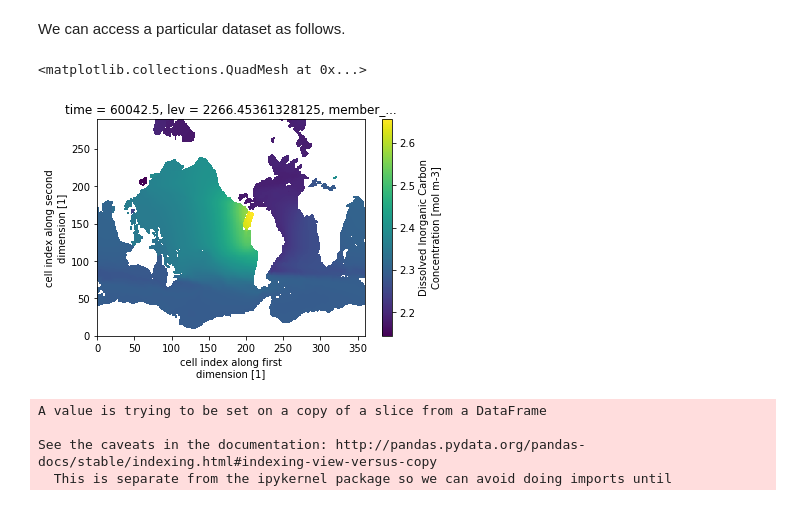
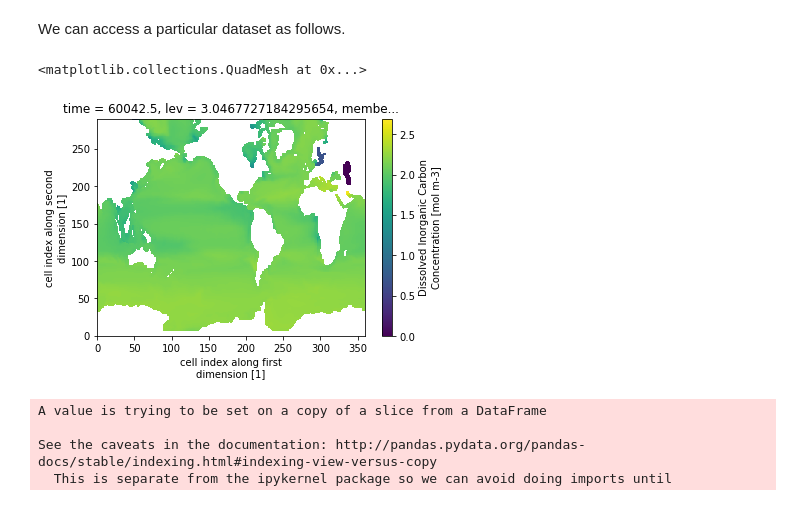
Before and after one commit to mara-freilich/cmip6hack-ocean-bgc, a Jupyter notebook: notebooks/mfreilich_C_O2_heat_storage.ipynb, the cells around one changed output. Saved outputs shown, nothing was run; the diff lists cells and outputs as text; code cells hidden in the pictures.

Commit message:
updated figure

```diff
--- a/notebooks/mfreilich_C_O2_heat_storage.ipynb
+++ b/notebooks/mfreilich_C_O2_heat_storage.ipynb
@@ -80,4 +43,0 @@ Let's query the data to see what models ("source_id"), experiments ("experiment_
-# %%
-import pprint
-uni_dict = col.unique(['source_id', 'experiment_id', 'table_id'])
-pprint.pprint(uni_dict, compact=True)
@@ -132,7 +68,7 @@ models = set(uni_dict['source_id']['values']) # all the models
 
 for experiment_id in ['historical', 'ssp585']:
     query = dict(experiment_id=experiment_id, table_id='Oyr',
-                 variable_id='o2', grid_label='gn')
+                 variable_id='dissic', grid_label='gn')
     cat = col.search(**query)
     models = models.intersection({model for model in cat.df.source_id.unique().tolist()})
 
@@ -190,10 +131,10 @@ We can access a particular dataset as follows.
 # %%
 dsC = dset_dict['CMIP.CCCma.CanESM5.historical.Oyr.gn']
 # %%
-dsC.dissic.isel(member_id=1,time=164,lev=30).plot()
+dsC.dissic.isel(member_id = 0,time=164,lev=0).plot()
 # %% [output]
 <matplotlib.collections.QuadMesh at 0x...>
-[figure, old version]
+[figure, new version]
 # %%
 cat_fx = col.search(experiment_id=['historical', 'ssp585'], source_id=models, table_id='Ofx', grid_label='gn')
 cat_fx.df
```
Also changed, not shown: parts of 14 cells of this notebook.
